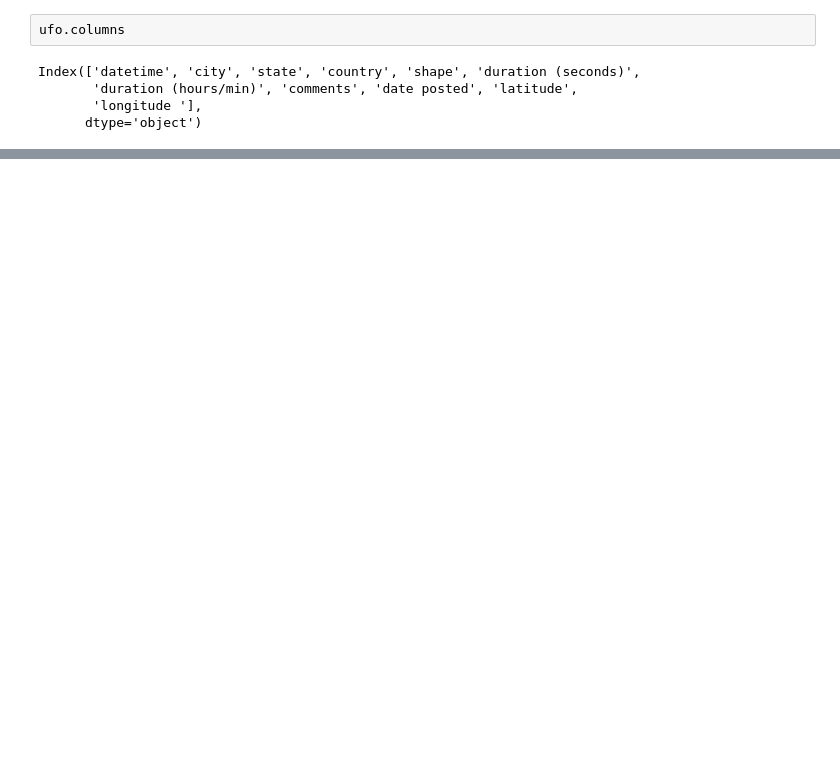
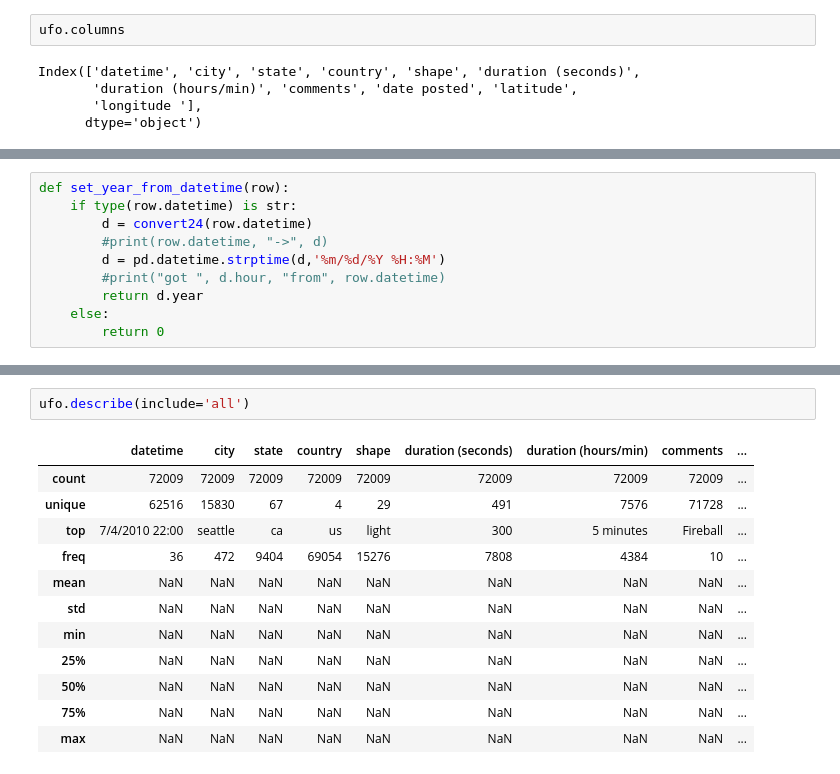
Before and after one commit to jonmadison/cf_dataanalysis, a Jupyter notebook: UFO sighting data.ipynb, the cells around one changed output, grey strips where cells are left out. Cells and saved outputs as stored; diff of their text form; blank space fills up the shorter version.

```diff
--- a/UFO sighting data.ipynb
+++ b/UFO sighting data.ipynb
@@ -36,0 +202,10 @@ it's a pretty small % of NaNs among the data set, so i'm gonna use the ax...
+# %%
+def set_year_from_datetime(row):
+    if type(row.datetime) is str:
+        d = convert24(row.datetime)
+        #print(row.datetime, "->", d)
+        d = pd.datetime.strptime(d,'%m/%d/%Y %H:%M')
+        #print("got ", d.hour, "from", row.datetime)
+        return d.year
+    else:
+        return 0
@@ -42,0 +251,15 @@ ufo_size
+# %%
+ufo.describe(include='all')
+# %% [output]
+|  | datetime | city | state | country | shape | duration (seconds) | duration (hours/min) | comments | ... |
+| count | 72009 | 72009 | 72009 | 72009 | 72009 | 72009 | 72009 | 72009 | ... |
+| unique | 62516 | 15830 | 67 | 4 | 29 | 491 | 7576 | 71728 | ... |
+| top | 7/4/2010 22:00 | seattle | ca | us | light | 300 | 5 minutes | Fireball | ... |
+| freq | 36 | 472 | 9404 | 69054 | 15276 | 7808 | 4384 | 10 | ... |
+| mean | NaN | NaN | NaN | NaN | NaN | NaN | NaN | NaN | ... |
+| std | NaN | NaN | NaN | NaN | NaN | NaN | NaN | NaN | ... |
+| min | NaN | NaN | NaN | NaN | NaN | NaN | NaN | NaN | ... |
+| 25% | NaN | NaN | NaN | NaN | NaN | NaN | NaN | NaN | ... |
+| 50% | NaN | NaN | NaN | NaN | NaN | NaN | NaN | NaN | ... |
+| 75% | NaN | NaN | NaN | NaN | NaN | NaN | NaN | NaN | ... |
+| max | NaN | NaN | NaN | NaN | NaN | NaN | NaN | NaN | ... |
```
Also changed, not shown: parts of 54 cells of this notebook.
